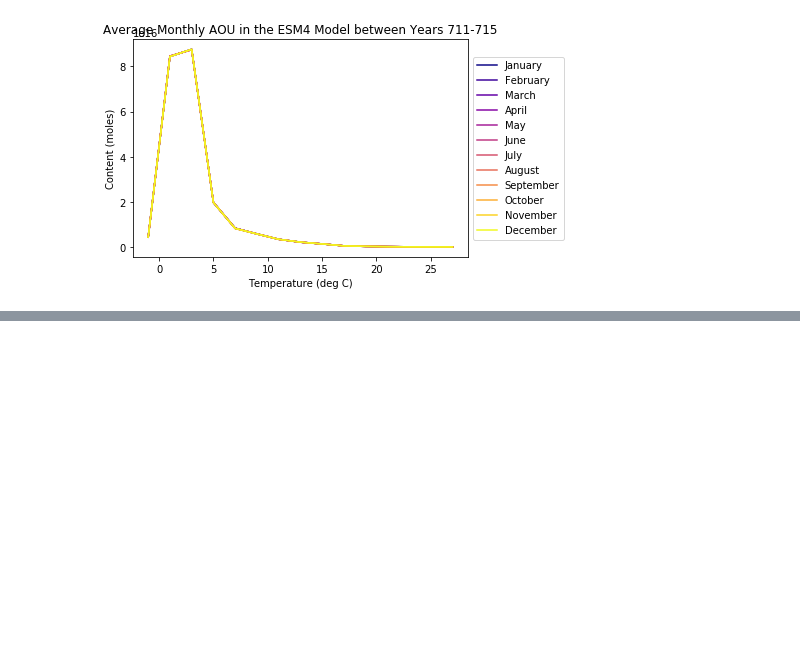
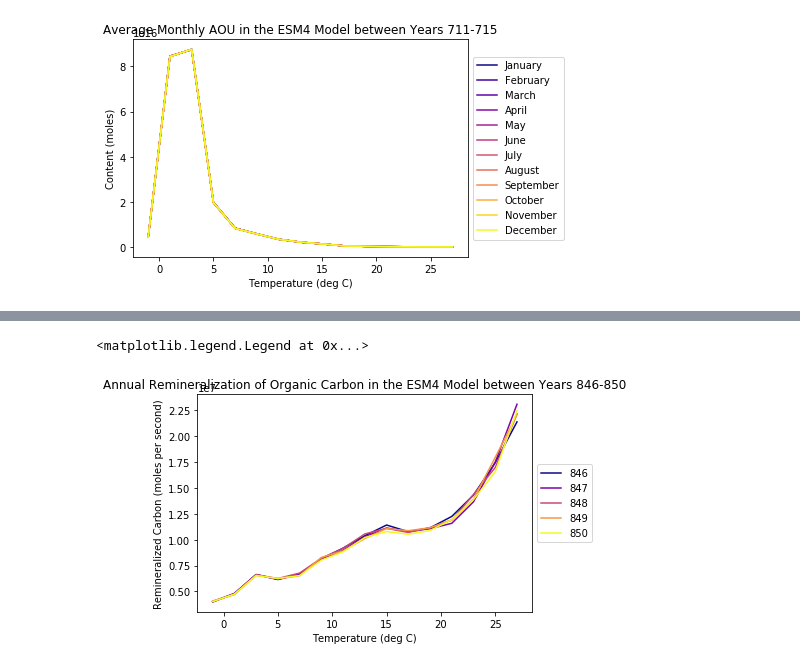
Before and after one commit to mlexaathews/wmt_bgc, a Jupyter notebook: resp-temp.ipynb, the cells around one changed output, grey strips where cells are left out. Cells and saved outputs as stored; diff of their text form; code cells hidden in the pictures; blank space fills up the shorter version.

```diff
--- a/resp-temp.ipynb
+++ b/resp-temp.ipynb
@@ -278,0 +318,2 @@ plt.legend(loc = 'center left', bbox_to_anchor=(1, 0.5))
+# %%
+dr = xr.merge([remin, remin_temp, remin_volume])
@@ -278,0 +329,20 @@ plt.legend(loc = 'center left', bbox_to_anchor=(1, 0.5))
+# %%
+## This is the volume weighted mean of remineralization
+
+labels = ["711", "712", "713", "714", "715"]
+colors = cm.get_cmap('plasma',5).colors
+
+for t in range(5):
+
+    remin_in_theta = dr.remin_mol.isel(time=t,yh=range(0,576)).groupby_bins('thetao',theta_bins)
+    V_in_theta = dr.volcello.isel(time=t,yh=range(0,576)).groupby_bins('thetao',theta_bins)
+
+    remin_sum = remin_in_theta.sum(xr.ALL_DIMS)/V_in_theta.sum(xr.ALL_DIMS)
+
+    remin_sum.plot(label=labels[t], color=colors[t,:])
+
+
+plt.title('Annual Remineralization of Organic Carbon in the ESM4 Model between Years 711-715')
+plt.xlabel('Temperature (deg C)')
+plt.ylabel('Volume Weighted Mean (moles per m^3 per second)')
+plt.legend(loc = 'center left', bbox_to_anchor=(1, 0.5))
@@ -278,0 +357,26 @@ plt.legend(loc = 'center left', bbox_to_anchor=(1, 0.5))
+# %%
+############################################
+###########################################
+############################################
+## Let's look at ANNUAL remineralization
+
+labels = ["846", "847", "848", "849", "850"]
+colors = cm.get_cmap('plasma',5).colors
+
+for t in range(5):
+
+    remin_in_theta = dr.remin_mol.isel(time=t,yh=range(0,576)).groupby_bins('thetao',theta_bins)
+    #V_in_theta = dr.volcello.isel(time=t,yh=range(0,576)).groupby_bins('thetao',theta_bins)
+
+    remin_sum = remin_in_theta.sum(xr.ALL_DIMS)#/V_in_theta.sum(xr.ALL_DIMS)
+
+    remin_sum.plot(label=labels[t], color=colors[t,:])
+
+
+plt.title('Annual Remineralization of Organic Carbon in the ESM4 Model between Years 846-850')
+plt.xlabel('Temperature (deg C)')
+plt.ylabel('Remineralized Carbon (moles per second)')
+plt.legend(loc = 'center left', bbox_to_anchor=(1, 0.5))
+# %% [output]
+<matplotlib.legend.Legend at 0x...>
+[figure, added]
```
Also changed, not shown: parts of 18 cells of this notebook.
